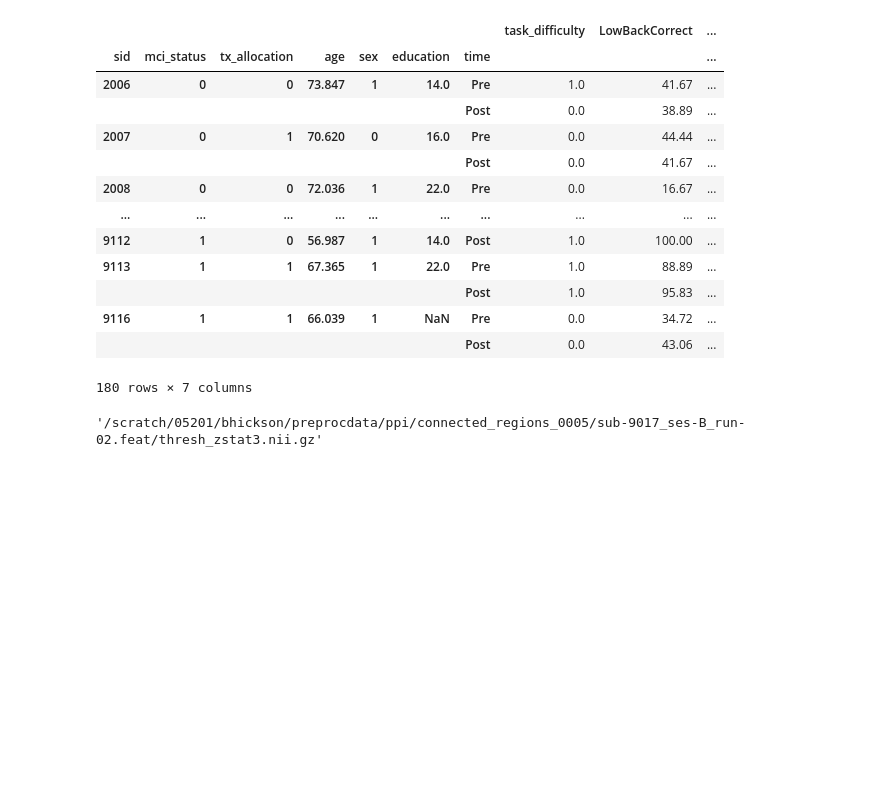
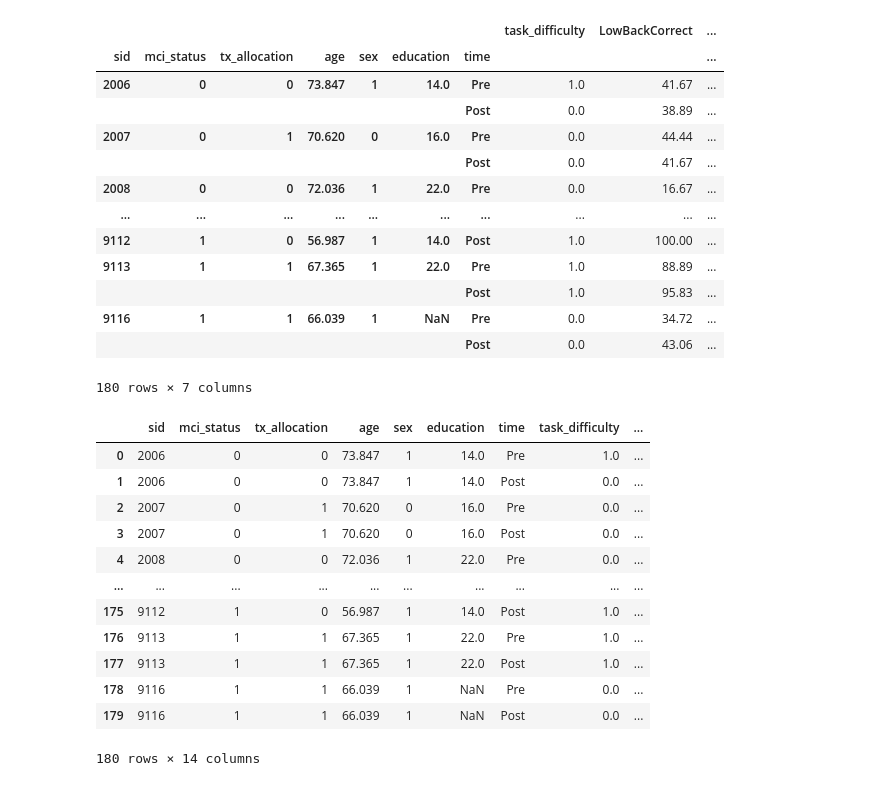
Before and after one commit to tbweng/lllt, a Jupyter notebook: lme.ipynb, the cells around one changed output. Saved outputs shown, nothing was run; the diff lists cells and outputs as text; code cells hidden in the pictures; blank space fills up the shorter version.

```diff
--- a/lme.ipynb
+++ b/lme.ipynb
@@ -48,3 +49,20 @@ df_long = pd.wide_to_long(df,
 | 9116 | 1 | 1 | 66.039 | 1 | NaN | Pre | 0.0 | 34.72 | ... |
 |  |  |  |  |  |  | Post | 0.0 | 43.06 | ... |
 180 rows × 7 columns
+# %%
+df_long.reset_index(inplace=True)
+df_long
+# %% [output]
+|  | sid | mci_status | tx_allocation | age | sex | education | time | task_difficulty | ... |
+| 0 | 2006 | 0 | 0 | 73.847 | 1 | 14.0 | Pre | 1.0 | ... |
+| 1 | 2006 | 0 | 0 | 73.847 | 1 | 14.0 | Post | 0.0 | ... |
+| 2 | 2007 | 0 | 1 | 70.620 | 0 | 16.0 | Pre | 0.0 | ... |
+| 3 | 2007 | 0 | 1 | 70.620 | 0 | 16.0 | Post | 0.0 | ... |
+| 4 | 2008 | 0 | 0 | 72.036 | 1 | 22.0 | Pre | 0.0 | ... |
+| ... | ... | ... | ... | ... | ... | ... | ... | ... | ... |
+| 175 | 9112 | 1 | 0 | 56.987 | 1 | 14.0 | Post | 1.0 | ... |
+| 176 | 9113 | 1 | 1 | 67.365 | 1 | 22.0 | Pre | 1.0 | ... |
+| 177 | 9113 | 1 | 1 | 67.365 | 1 | 22.0 | Post | 1.0 | ... |
+| 178 | 9116 | 1 | 1 | 66.039 | 1 | NaN | Pre | 0.0 | ... |
+| 179 | 9116 | 1 | 1 | 66.039 | 1 | NaN | Post | 0.0 | ... |
+180 rows × 14 columns
@@ -55,4 +74,0 @@ ppi_list = glob.glob('/scratch/05201/bhickson/preprocdata/ppi/connected_regions_
-# %%
-ppi_list[0]
-# %% [output]
-'/scratch/05201/bhickson/preprocdata/ppi/connected_regions_0005/sub-9017_ses-B_run-02.feat/thresh_zstat3.nii.gz'
```
Also changed, not shown: parts of 12 cells of this notebook.
